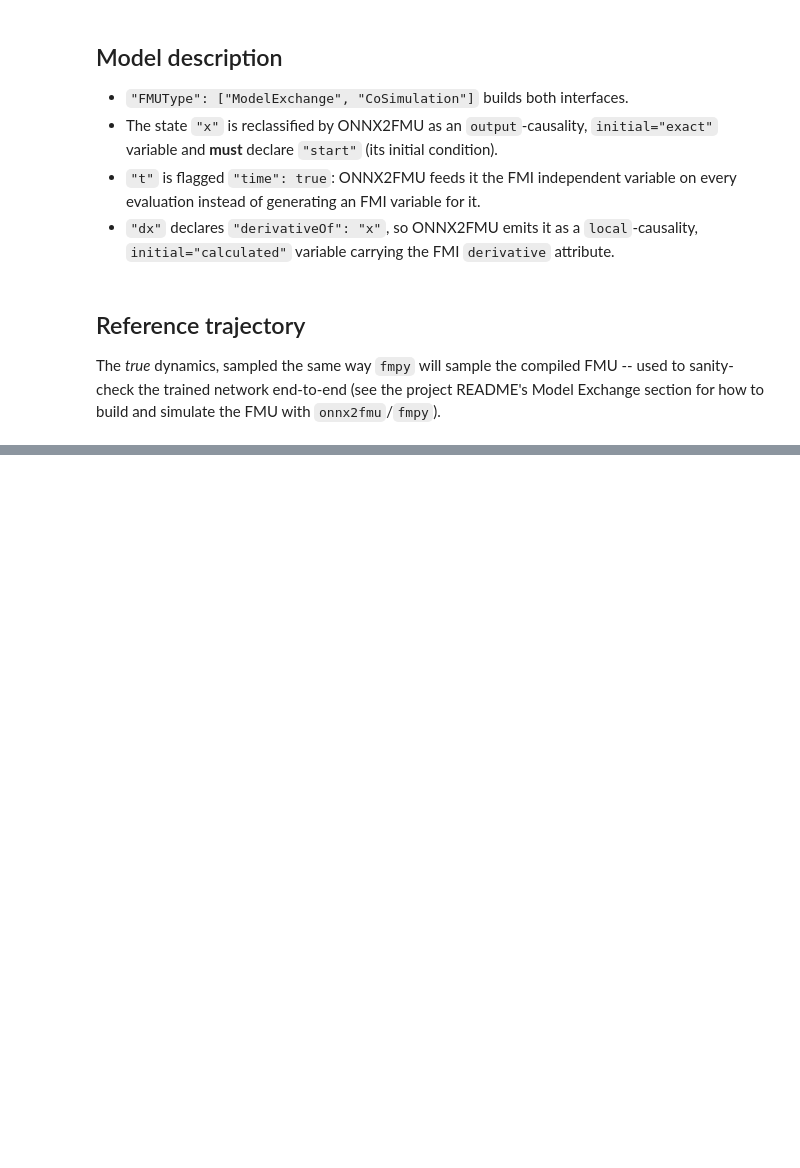
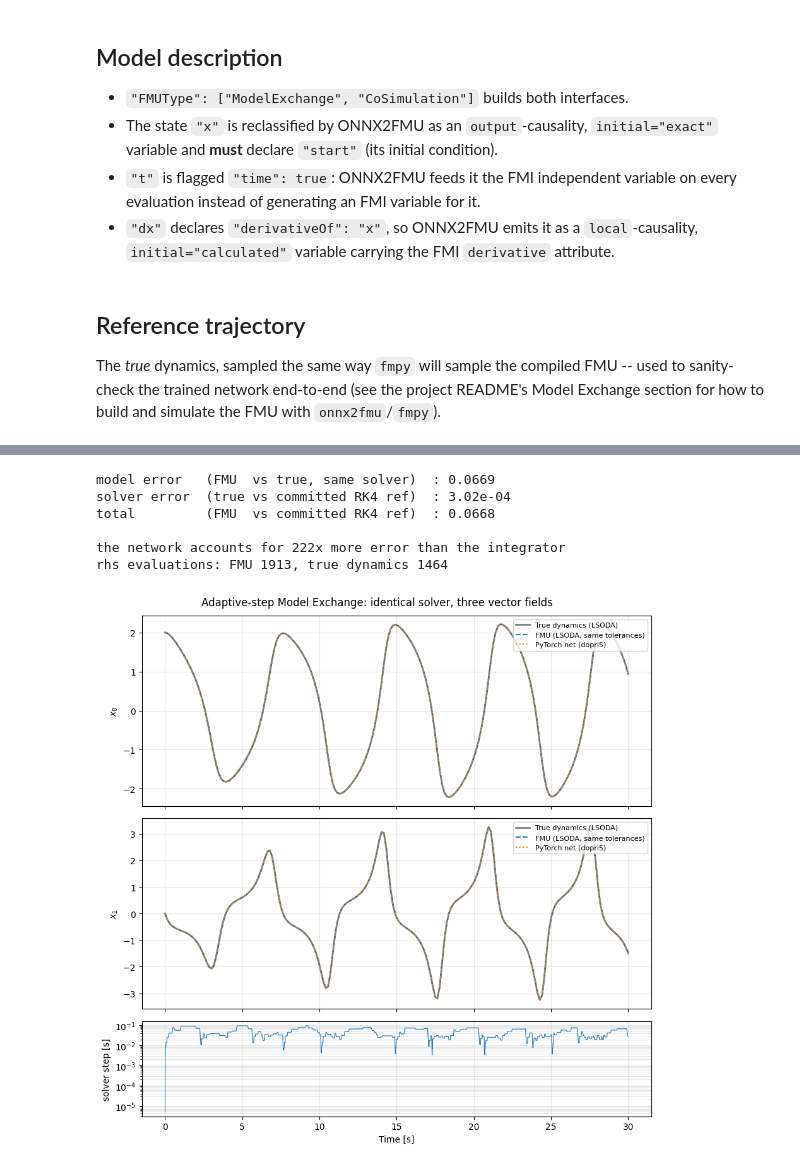
Before and after one commit to HyRES-FBK/onnx2fmu, a Jupyter notebook: examples/example5/generate-example-model.ipynb, the cells around one changed output, grey strips where cells are left out. Drawn from its saved outputs; the diff is of its cells as text; code cells hidden in the pictures; blank space fills up the shorter version.

```diff
--- a/examples/example5/generate-example-model.ipynb
+++ b/examples/example5/generate-example-model.ipynb
@@ -357,0 +718,53 @@ plt.show()
+# %%
+SOLVER_KW = dict(method="LSODA", rtol=1e-6, atol=1e-8, t_eval=t_eval)
+
+# Same solver, same tolerances, same output grid -- only the vector field differs.
+true_adaptive = solve_ivp(
+    true_derivative, (t_eval[0], t_eval[-1]), x_init, **SOLVER_KW)
+true_adaptive_df = pd.DataFrame(
+    true_adaptive.y.T, columns=["x_0", "x_1"], index=true_adaptive.t)
+
+model_error = np.abs(adaptive_df.values - true_adaptive_df.values).max()
+solver_error = np.abs(true_adaptive_df.values - df.values).max()
+total_error = np.abs(adaptive_df.values - df.values).max()
+
+print(f"model error   (FMU  vs true, same solver)  : {model_error:.4f}")
+print(f"solver error  (true vs committed RK4 ref)  : {solver_error:.2e}")
+print(f"total         (FMU  vs committed RK4 ref)  : {total_error:.4f}")
+print()
+print(f"the network accounts for {model_error / solver_error:.0f}x more error "
+      f"than the integrator")
+print(f"rhs evaluations: FMU {adaptive.nfev}, true dynamics {true_adaptive.nfev}")
+# %% [output]
+model error   (FMU  vs true, same solver)  : 0.0669
+solver error  (true vs committed RK4 ref)  : 3.02e-04
+total         (FMU  vs committed RK4 ref)  : 0.0668
+
+the network accounts for 222x more error than the integrator
+rhs evaluations: FMU 1913, true dynamics 1464
+# %%
+fig, axes = plt.subplots(3, 1, figsize=(9, 9), sharex=True,
+                         gridspec_kw={"height_ratios": [2, 2, 1]})
+
+for ax, col, label in zip(axes[:2], ["x_0", "x_1"], ["$x_0$", "$x_1$"]):
+    ax.plot(true_adaptive_df.index, true_adaptive_df[col], "k-",
+            lw=2, alpha=0.5, label="True dynamics (LSODA)")
+    ax.plot(adaptive_df.index, adaptive_df[col], "C0--",
+            label="FMU (LSODA, same tolerances)")
+    ax.plot(torch_df.index, torch_df[col], "C1:",
+            label="PyTorch net (dopri5)")
+    ax.set_ylabel(label)
+    ax.legend(loc="upper right", fontsize=8)
+    ax.grid(True, alpha=0.3)
+
+# Step sizes the solver actually chose while driving the FMU.
+axes[2].semilogy(adaptive.sol.ts[:-1], steps, "C0-", lw=0.8)
+axes[2].set_ylabel("solver step [s]")
+axes[2].set_xlabel("Time [s]")
+axes[2].grid(True, alpha=0.3, which="both")
+
+fig.suptitle("Adaptive-step Model Exchange: identical solver, three vector fields")
+plt.tight_layout()
+plt.show()
+# %% [output]
+[figure, added]
```
Also changed, not shown: parts of 22 cells of this notebook, 6 other files.
